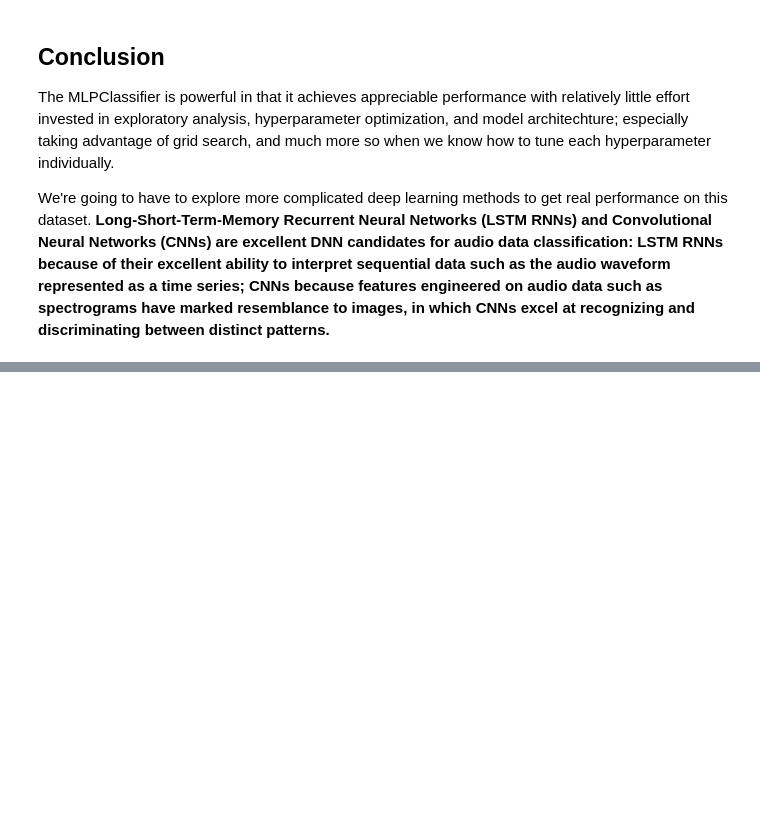
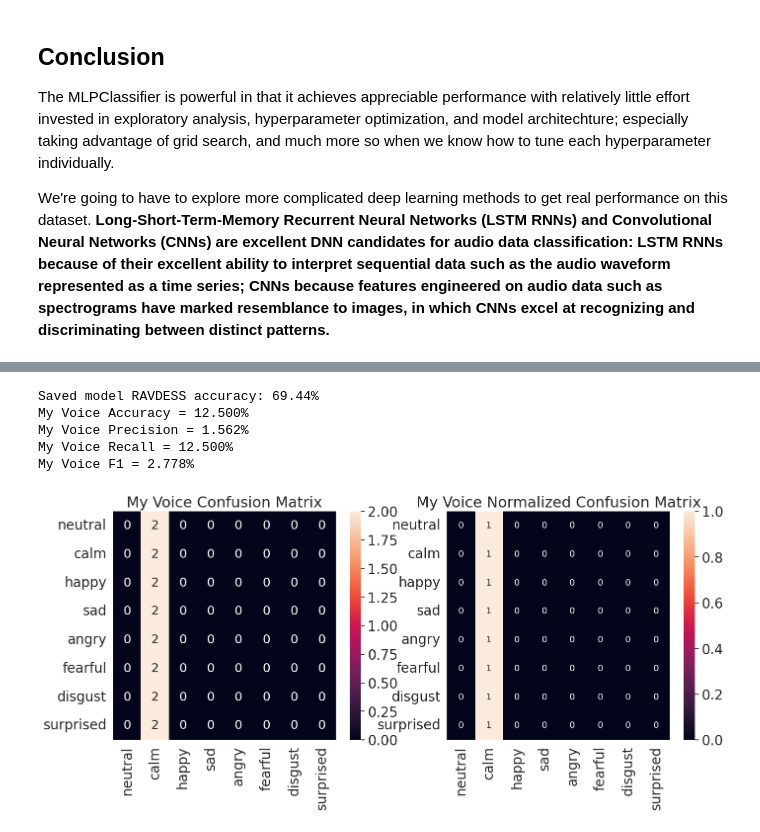
Before and after one commit to cyanhe001/Week4-NeuralNetworks, a Jupyter notebook: Week4__Neural_Networks.ipynb, the cells around one changed output, grey strips where cells are left out. Saved outputs shown, nothing was run; the diff lists cells and outputs as text; code cells hidden in the pictures; blank space fills up the shorter version.

```diff
--- a/Week4__Neural_Networks.ipynb
+++ b/Week4__Neural_Networks.ipynb
@@ -679,6 +679,10 @@ Smaller datasets would theoretically be better scored with **higher _K_,** meani
 Sine we're training a classifier, we use **StratifiedKFold which preserves the percentage of samples in each class** (emotion) for each fold. Although we have a balanced dataset, Stratified K-Fold CV is especially important when classifying an imbalanced dataset. We also set shuffle=True to shuffle the order of sample classes in each fold to match the default behaviour of sklearn's train_test_split so we can accurately compare that to the K-Fold CV score.
 
 Choose _K_ for our K-Fold CV and train the MLP classifier on each set of train/validation folds:
+# %%
+from copy import deepcopy
+
+final_model = deepcopy(model)
 # %%
 from sklearn.model_selection import StratifiedKFold
 
@@ -780,0 +811,60 @@ We're going to have to explore more complicated deep learning methods to get rea
+# %%
+print(
+    f"Saved model RAVDESS accuracy: "
+    f"{100 * final_model.score(X_test, y_test):.2f}%"
+)
+
+voice_scaler = StandardScaler()
+voice_scaler.fit(features)
+my_features_scaled = voice_scaler.transform(my_features)
+
+my_predictions = final_model.predict(my_features_scaled)
+
+print(f"My Voice Accuracy = {100 * accuracy_score(my_emotions, my_predictions):.3f}%")
+print(f"My Voice Precision = {100 * precision_score(my_emotions, my_predictions, average='macro', zero_division=0):.3f}%")
+print(f"My Voice Recall = {100 * recall_score(my_emotions, my_predictions, average='macro', zero_division=0):.3f}%")
+print(f"My Voice F1 = {100 * f1_score(my_emotions, my_predictions, average='macro', zero_division=0):.3f}%")
+# %% [output]
+Saved model RAVDESS accuracy: 69.44%
+My Voice Accuracy = 12.500%
+My Voice Precision = 1.562%
+My Voice Recall = 12.500%
+My Voice F1 = 2.778%
+# %%
+my_conf_matrix = confusion_matrix(
+    my_emotions, my_predictions, labels=emotion_list
+)
+my_conf_matrix_norm = confusion_matrix(
+    my_emotions, my_predictions,
+    normalize='true', labels=emotion_list
+)
+
+my_confmatrix_df = pd.DataFrame(
+    my_conf_matrix, index=emotion_name, columns=emotion_name
+)
+my_confmatrix_df_norm = pd.DataFrame(
+    my_conf_matrix_norm, index=emotion_name, columns=emotion_name
+)
+
+plt.figure(figsize=(16, 6))
+sn.set(font_scale=1.8)
+
+plt.subplot(1, 2, 1)
+plt.title('My Voice Confusion Matrix')
+sn.heatmap(
+    my_confmatrix_df,
+    annot=True,
+    annot_kws={"size": 18}
+)
+
+plt.subplot(1, 2, 2)
+plt.title('My Voice Normalized Confusion Matrix')
+sn.heatmap(
+    my_confmatrix_df_norm,
+    annot=True,
+    annot_kws={"size": 13}
+)
+
+plt.show()
+# %% [output]
+[figure, added]
```
Also changed, not shown: parts of 7 cells of this notebook.
